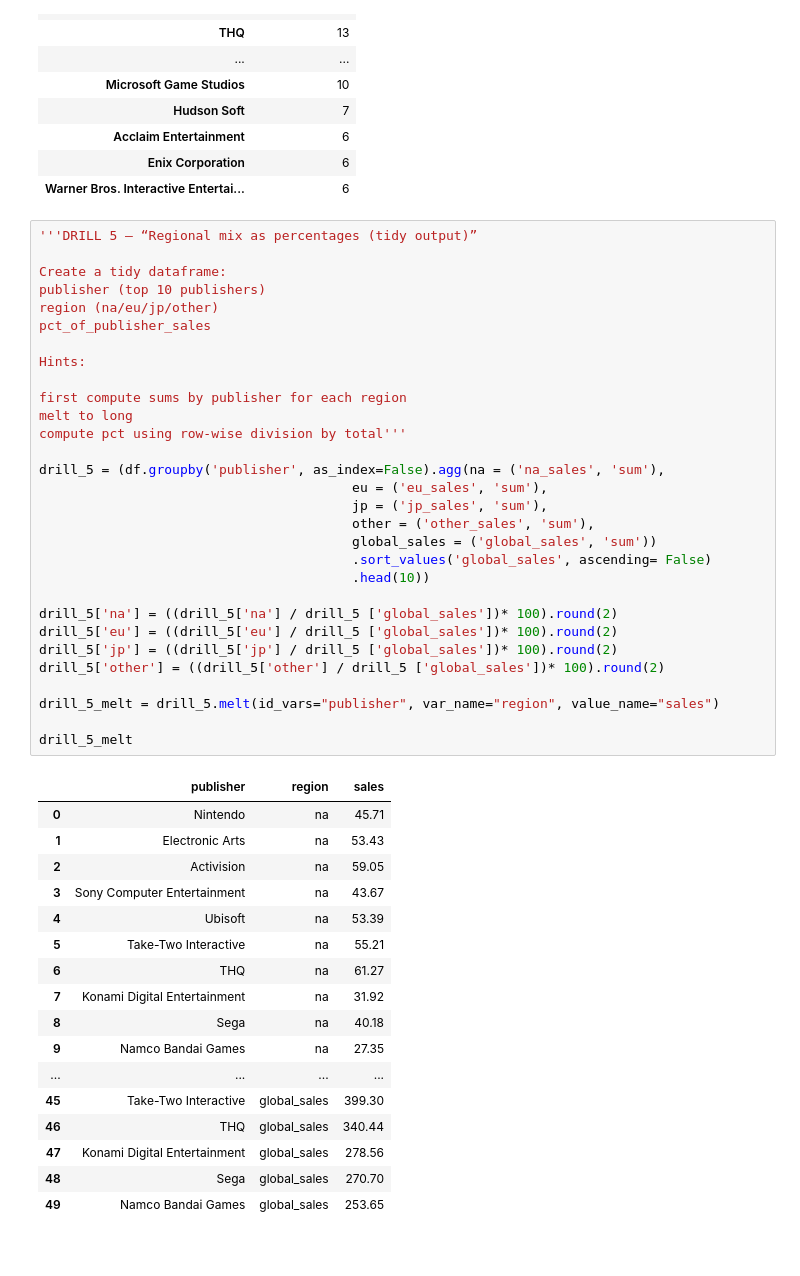
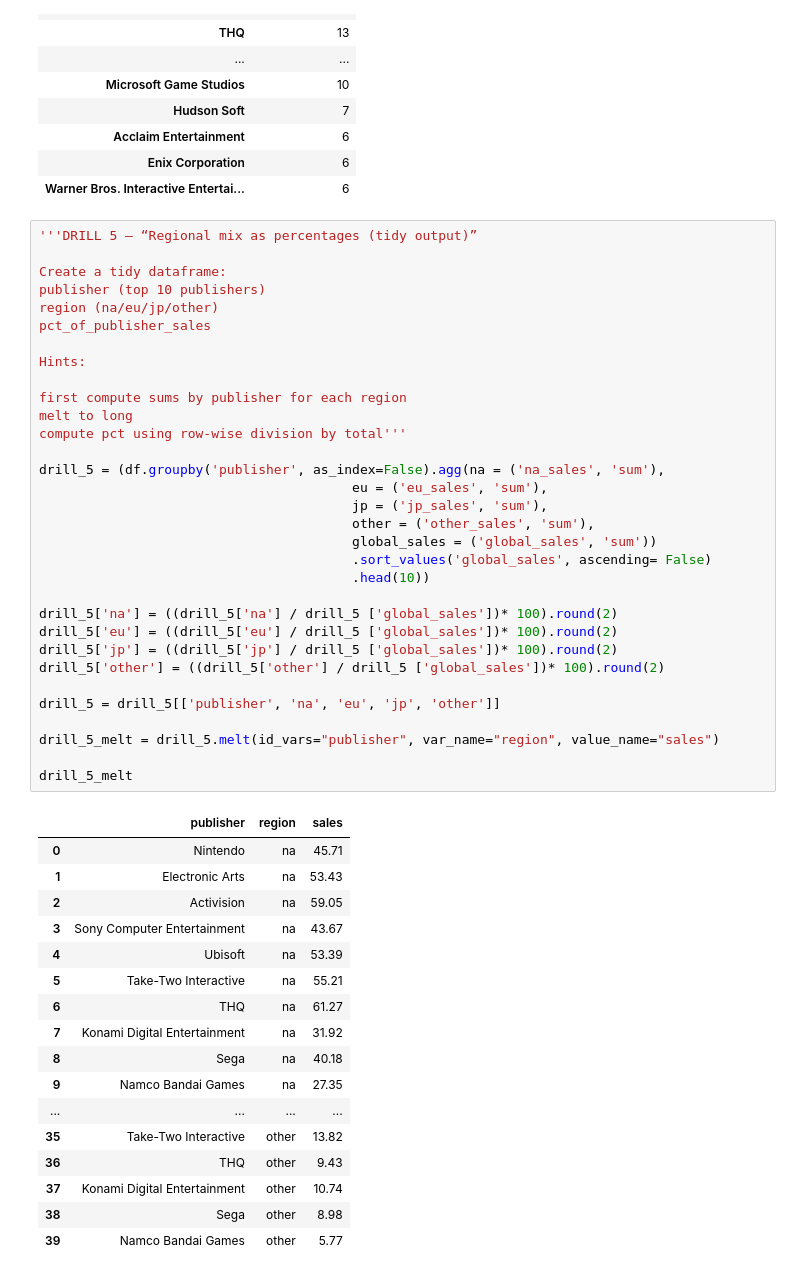
Before and after one commit to 1DownLabs/python-foundations, a Jupyter notebook: notebooks/07_pandas_adv_manipulation.ipynb, the cells around one changed output. Cells and saved outputs as stored; diff of their text form.

```diff
--- a/notebooks/07_pandas_adv_manipulation.ipynb
+++ b/notebooks/07_pandas_adv_manipulation.ipynb
@@ -350,35 +350,37 @@ compute pct using row-wise division by total'''
 
 drill_5 = (df.groupby('publisher', as_index=False).agg(na = ('na_sales', 'sum'),
                                         eu = ('eu_sales', 'sum'),
                                         jp = ('jp_sales', 'sum'),
                                         other = ('other_sales', 'sum'),
                                         global_sales = ('global_sales', 'sum'))
                                         .sort_values('global_sales', ascending= False)
                                         .head(10))
 
 drill_5['na'] = ((drill_5['na'] / drill_5 ['global_sales'])* 100).round(2)
 drill_5['eu'] = ((drill_5['eu'] / drill_5 ['global_sales'])* 100).round(2)
 drill_5['jp'] = ((drill_5['jp'] / drill_5 ['global_sales'])* 100).round(2)
 drill_5['other'] = ((drill_5['other'] / drill_5 ['global_sales'])* 100).round(2)
 
+drill_5 = drill_5[['publisher', 'na', 'eu', 'jp', 'other']]
+
 drill_5_melt = drill_5.melt(id_vars="publisher", var_name="region", value_name="sales")
 
 drill_5_melt
 # %% [output]
 |  | publisher | region | sales |
 | 0 | Nintendo | na | 45.71 |
 | 1 | Electronic Arts | na | 53.43 |
 | 2 | Activision | na | 59.05 |
 | 3 | Sony Computer Entertainment | na | 43.67 |
 | 4 | Ubisoft | na | 53.39 |
 | 5 | Take-Two Interactive | na | 55.21 |
 | 6 | THQ | na | 61.27 |
 | 7 | Konami Digital Entertainment | na | 31.92 |
 | 8 | Sega | na | 40.18 |
 | 9 | Namco Bandai Games | na | 27.35 |
 | ... | ... | ... | ... |
-| 45 | Take-Two Interactive | global_sales | 399.30 |
-| 46 | THQ | global_sales | 340.44 |
-| 47 | Konami Digital Entertainment | global_sales | 278.56 |
-| 48 | Sega | global_sales | 270.70 |
-| 49 | Namco Bandai Games | global_sales | 253.65 |
+| 35 | Take-Two Interactive | other | 13.82 |
+| 36 | THQ | other | 9.43 |
+| 37 | Konami Digital Entertainment | other | 10.74 |
+| 38 | Sega | other | 8.98 |
+| 39 | Namco Bandai Games | other | 5.77 |
```
